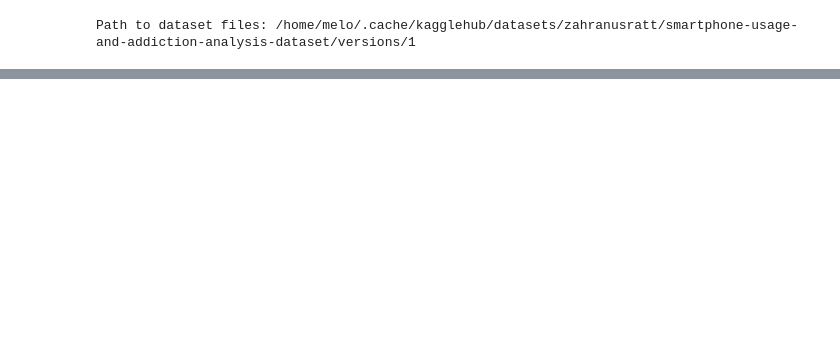
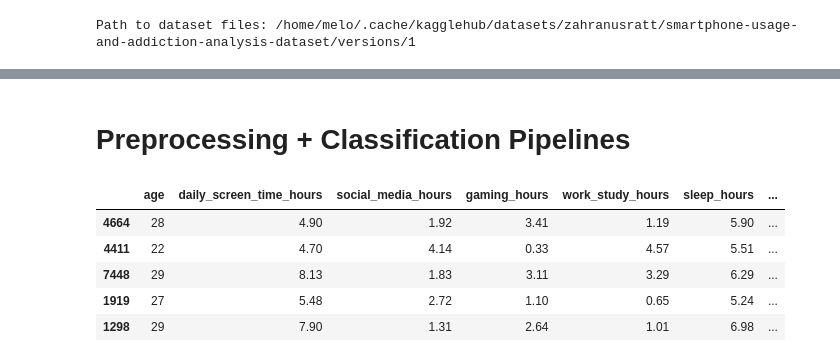
Before and after one commit to m3ll0c/data-science, a Jupyter notebook: PEL309-Paper_Experiments.ipynb, the cells around one changed output, grey strips where cells are left out. Cells and saved outputs as stored; diff of their text form; code cells hidden in the pictures; blank space fills up the shorter version.

```diff
--- a/PEL309-Paper_Experiments.ipynb
+++ b/PEL309-Paper_Experiments.ipynb
@@ -45,0 +104,5 @@ Index(['transaction_id', 'user_id', 'age', 'gender', 'daily_screen_time_hours',
+# %%
+# Converting categorical columns to categorical data type
+for column in ["gender", "stress_level", "academic_work_impact"]:
+    print(df[column].value_counts())
+    df[column] = df[column].astype("category")
@@ -45,0 +124,6 @@ Index(['transaction_id', 'user_id', 'age', 'gender', 'daily_screen_time_hours',
+# %%
+targets = df["addicted_label"]
+
+features_df = df.drop(columns=["addicted_label"])
+
+features_df.dtypes, targets.shape
@@ -45,0 +162,2 @@ Index(['transaction_id', 'user_id', 'age', 'gender', 'daily_screen_time_hours',
+# %% [markdown]
+# Preprocessing + Classification Pipelines
@@ -45,0 +177,9 @@ Index(['transaction_id', 'user_id', 'age', 'gender', 'daily_screen_time_hours',
+# %%
+X_train.select_dtypes(include=['number']).head()
+# %% [output]
+|  | age | daily_screen_time_hours | social_media_hours | gaming_hours | work_study_hours | sleep_hours | ... |
+| 4664 | 28 | 4.90 | 1.92 | 3.41 | 1.19 | 5.90 | ... |
+| 4411 | 22 | 4.70 | 4.14 | 0.33 | 4.57 | 5.51 | ... |
+| 7448 | 29 | 8.13 | 1.83 | 3.11 | 3.29 | 6.29 | ... |
+| 1919 | 27 | 5.48 | 2.72 | 1.10 | 0.65 | 5.24 | ... |
+| 1298 | 29 | 7.90 | 1.31 | 2.64 | 1.01 | 6.98 | ... |
```
Also changed, not shown: parts of 23 cells of this notebook, 1 other file.
